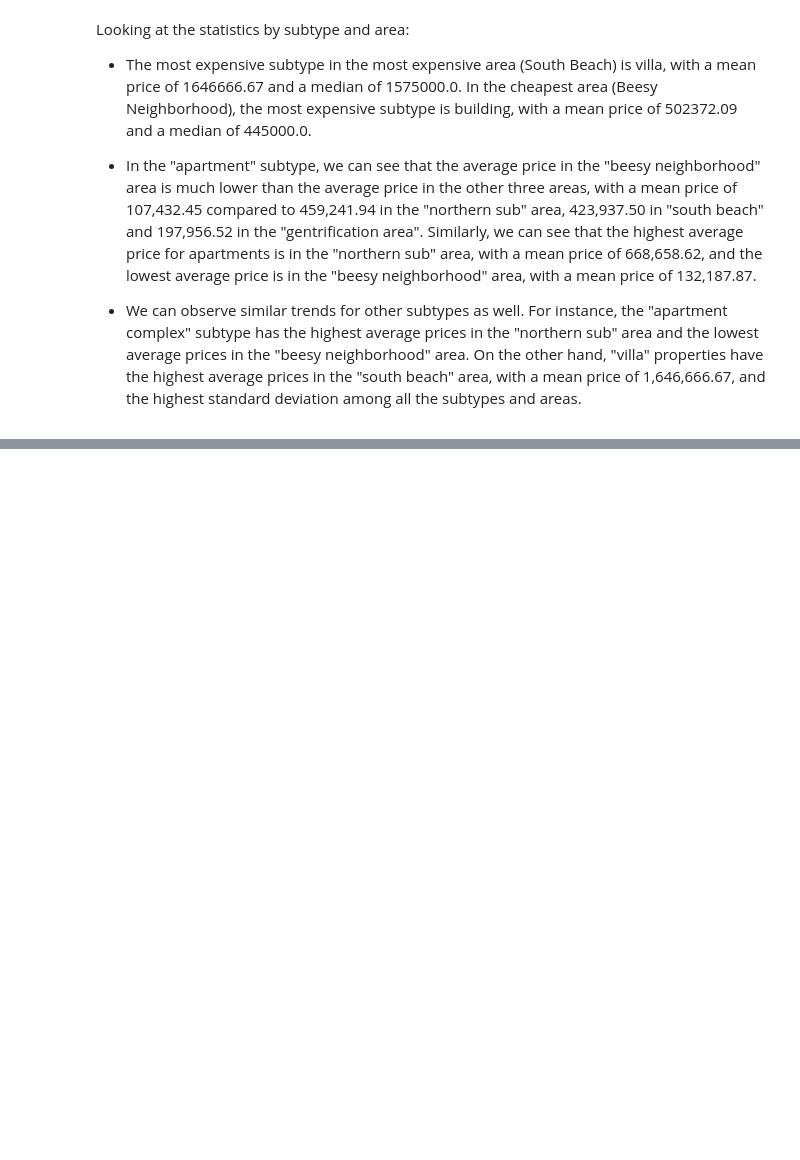
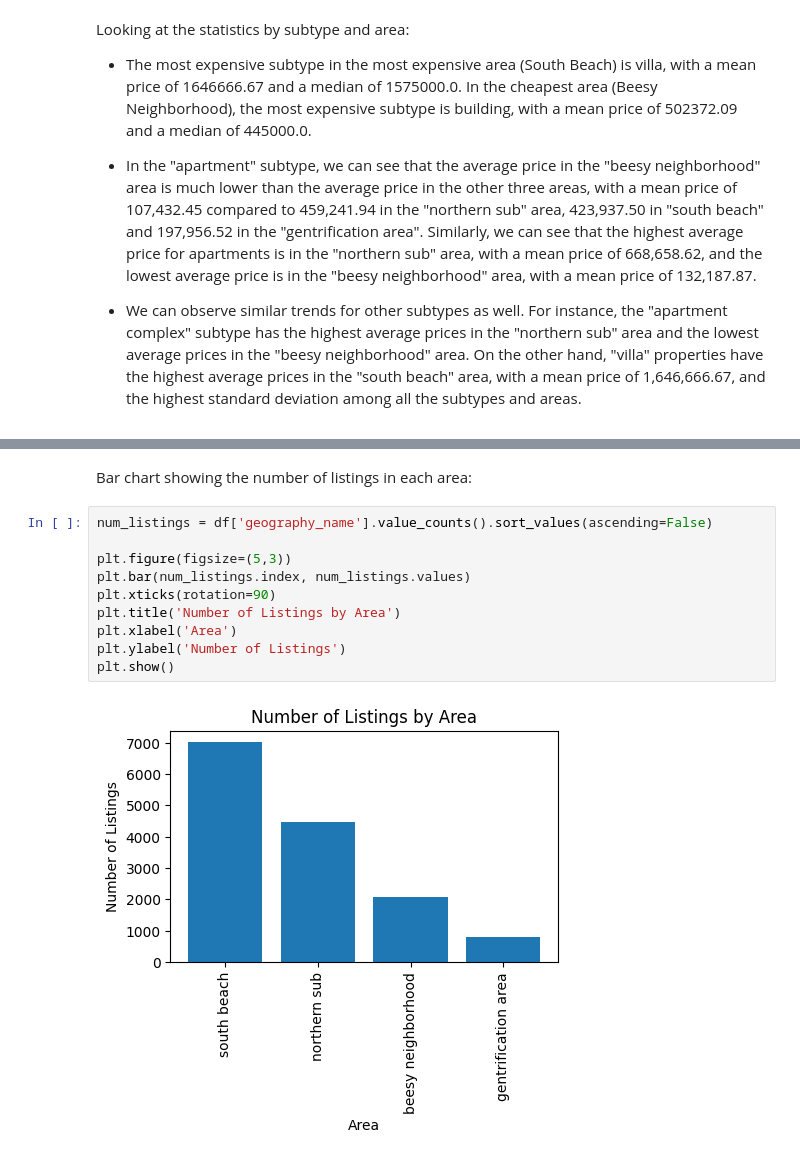
Before and after one commit to liatoumazi/spitogatos_assignment, a Jupyter notebook: etl_analysis.ipynb, the cells around one changed output, grey strips where cells are left out. Cells and saved outputs as stored; diff of their text form; blank space fills up the shorter version.

```diff
--- a/etl_analysis.ipynb
+++ b/etl_analysis.ipynb
@@ -239,0 +438,14 @@ Looking at the statistics by subtype and area:
+# %% [markdown]
+Bar chart showing the number of listings in each area:
+# %%
+num_listings = df['geography_name'].value_counts().sort_values(ascending=False)
+
+plt.figure(figsize=(5,3))
+plt.bar(num_listings.index, num_listings.values)
+plt.xticks(rotation=90)
+plt.title('Number of Listings by Area')
+plt.xlabel('Area')
+plt.ylabel('Number of Listings')
+plt.show()
+# %% [output]
+[figure, added]
```
Also changed, not shown: parts of 43 cells of this notebook.
